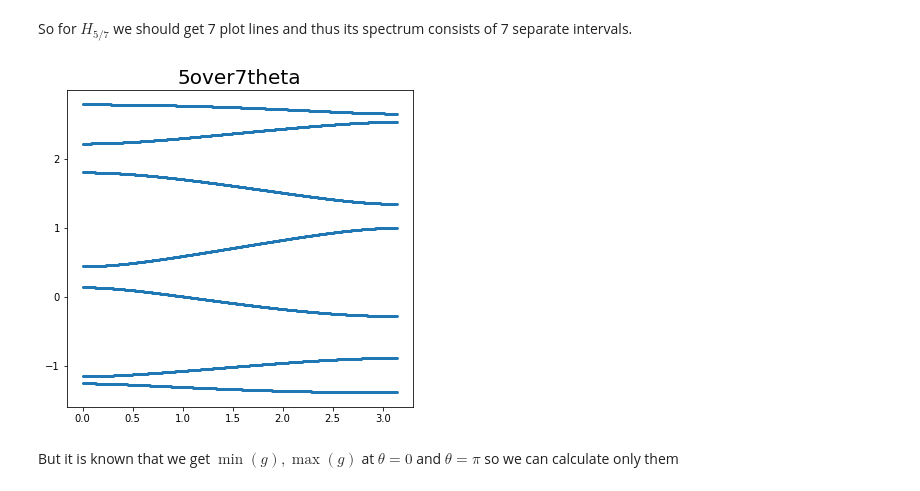
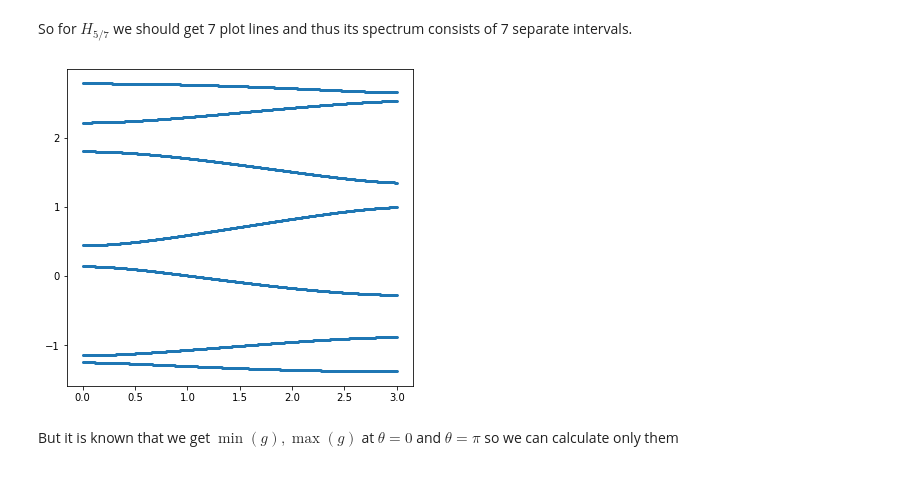
Before and after one commit to DaAnIV/Quasiperiodic, a Jupyter notebook: Butterfly.ipynb, the cells around one changed output. Cells and saved outputs as stored; diff of their text form; code cells hidden in the pictures.

```diff
--- a/Butterfly.ipynb
+++ b/Butterfly.ipynb
@@ -102,19 +102,15 @@ We will explore 2 ways to draw the butterfly.
 Let $\frac{p}{q}$ be the lowest term of the rational $\alpha$ then we know that $V(n)$ is periodic with a cycle of size q.
 We will look at a submatrix of size $q\times q$ of $H_\alpha$.
 We'll name the submatrix as $H_q$
-# %%
-def get_matrix_for_alpha(p, q, v=1):
-    alpha = fractions.Fraction(p,q)
-    p = alpha.numerator
-    q = alpha.denominator
-    _mat = np.zeros((q,q), dtype=np.int32)
-    _mat[np.arange(0, q-1), np.arange(1, q)] = 1
-    _mat[np.arange(1, q), np.arange(0, q-1)] = 1
-    for i in range(q):
-        na = np.multiply(alpha,i)
-        na = na - np.floor(na)
-        _mat[i][i] = v if na >= 1 - alpha else 0
-    return _mat
+# %%
+def get_matrix_for_alpha(p, q, v=1):
+    alpha = fractions.Fraction(p,q)
+    p = alpha.numerator
+    q = alpha.denominator
+    na = np.arange(q) * alpha
+    na -= np.floor(na)
+    v_n = np.where(na >= 1-alpha, v, 0)
+    return scipy.sparse.diags([1, v_n, 1], [-1, 0, 1], shape=(q, q), dtype=np.int32)
 # %% [markdown]
 Now we will parametrize $H_q$ with $\theta$ so for example for $q=5$ with some $V(n)$.
 $$
@@ -133,11 +129,11 @@ We should get $q$ separate plot lines.
 
 Each plot line $g$ defines an interval $[\min(g), \max(g)]$ which is an interval in the spectrum of $H_\alpha$
 # %%
-def plot_spectrum_lines(_mat, name):
-    thetas = np.linspace(0, np.pi, 1000)
+def plot_spectrum_lines(_mat):
+    thetas = np.linspace(0, 3, 1000)
     x = []
     y = []
-    _mat = _mat.copy()
+    _mat = _mat.toarray()
     _mat = _mat.astype(np.complex128)
     q = _mat.shape[0]
 
@@ -148,19 +144,17 @@ def plot_spectrum_lines(_mat, name):
         y.extend(scipy.linalg.eigvalsh(_mat))
     fig, ax = plt.subplots(figsize=(5,5))
     fig.subplots_adjust(.02,.02,.98,.9)
-    ax.set_title(name, fontdict={'fontsize': 20})
     ax.scatter(x, y, s=2)
-    fig.savefig(f'output/{name}.png', dpi=200)
 # %% [markdown]
 So for $H_{5/7}$ we should get 7 plot lines and thus its spectrum consists of 7 separate intervals.
 # %%
 p = 5
 q = 7
 frac = fractions.Fraction(p, q)
 mat = get_matrix_for_alpha(p, q)
-plot_spectrum_lines(mat, f"5over7theta")
+plot_spectrum_lines(mat)
 # %% [output]
-[figure, old version]
+[figure, new version]
 # %% [markdown]
 But it is known that we get $\min(g), \max(g)$ at $\theta=0$ and $\theta=\pi$ so we can calculate only them
 # %%
```
Also changed, not shown: parts of 16 cells of this notebook.
